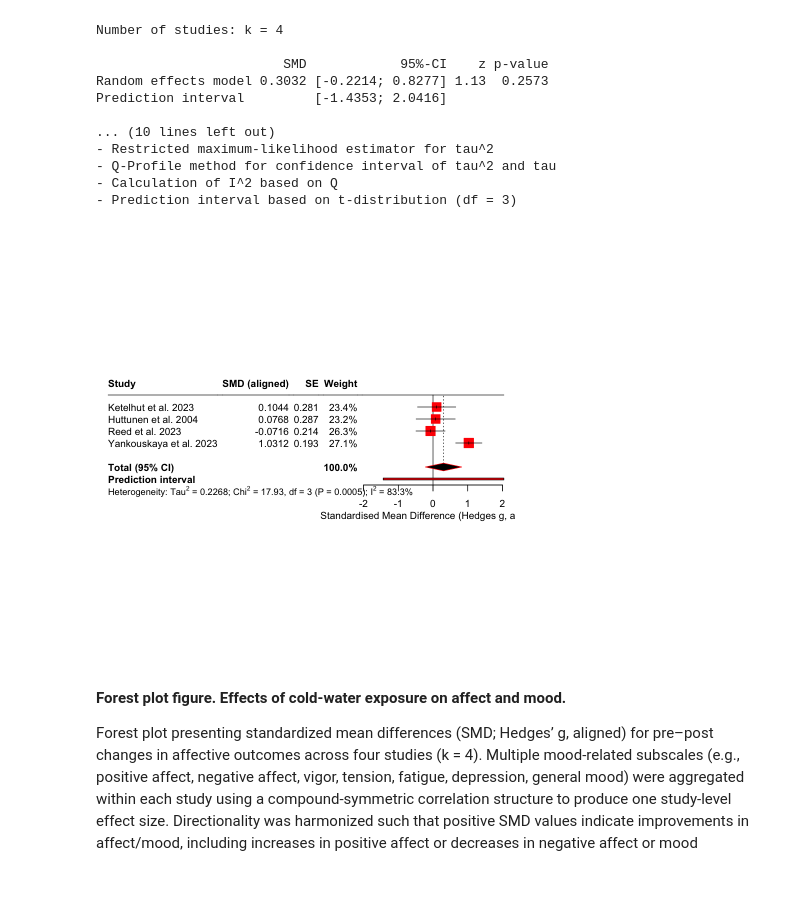
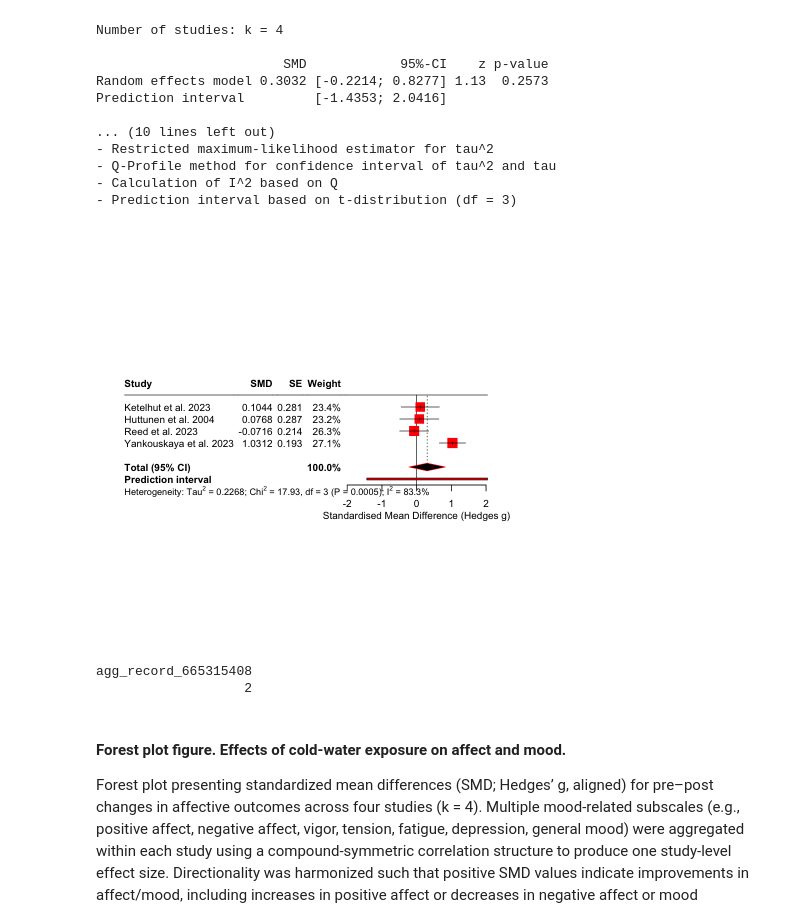
Before and after one commit to sschepanski/CWEMetaAnalysis, a Jupyter notebook: scr/Analysis.ipynb, the cells around one changed output. Saved outputs shown, nothing was run; the diff lists cells and outputs as text; code cells hidden in the pictures; blank space fills up the shorter version.

Commit message:
Export of graphs

```diff
--- a/scr/Analysis.ipynb
+++ b/scr/Analysis.ipynb
@@ -1314,26 +1493,71 @@ Prediction interval         [-1.4353; 2.0416]
 # %%
 forest(
   m_mood,
   layout     = "RevMan5",
   random     = TRUE,
   common     = FALSE,
   prediction = TRUE,
   leftcols   = c("studlab", "TE", "seTE", "w.random"),
-  leftlabs   = c("Study", "SMD (aligned)", "SE", "Weight"),
+  leftlabs   = c("Study", "SMD", "SE", "Weight"),
   rightcols  = c("effect", "ci"),
   rightlabs  = c("Std. Mean Difference", "IV, Random, 95% CI"),
-  xlab       = "Standardised Mean Difference (Hedges g, aligned)",
+  xlab       = "Standardised Mean Difference (Hedges g)",
   smlab      = "",
   digits     = 2,
   digits.se  = 3,
   col.square        = "red",
   col.square.lines  = "red",
   col.diamond       = "red",
   col.diamond.lines = "red",
   col.predict       = "red"
 )
 # %% [output]
-[figure, old version]
+[figure, new version]
+# %%
+## ============================================================
+## Forest plot: export to PDF
+## ============================================================
+
+# Define output file name for mood/affect forest plot
+out_file_mood <- file.path(graph_path, "forest_mood.pdf")
+
+# Open PDF device
+pdf(
+  file   = out_file_mood,
+  width  = 8,   # width in inches
+  height = 6    # height in inches
+)
+
+forest(
+  m_mood,
+  layout     = "RevMan5",
+  random     = TRUE,
+  common     = FALSE,
+  prediction = TRUE,
+
+  leftcols   = c("studlab", "TE", "seTE", "w.random"),
+  leftlabs   = c("Study", "SMD", "SE", "Weight"),
+
+  rightcols  = c("effect", "ci"),
+  rightlabs  = c("Std. Mean Difference", "IV, Random, 95% CI"),
+
+  xlab       = "Standardised Mean Difference (Hedges g)",
+  smlab      = "",
+
+  digits     = 2,
+  digits.se  = 3,
+
+  col.square        = "red",
+  col.square.lines  = "red",
+  col.diamond       = "red",
+  col.diamond.lines = "red",
+  col.predict       = "red"
+)
+
+dev.off()
+# %% [output]
+agg_record_665315408
+                   2
 # %% [markdown]
 #### **Forest plot figure. Effects of cold-water exposure on affect and mood.**
 Forest plot presenting standardized mean differences (SMD; Hedges’ g, aligned) for pre–post changes in affective outcomes across four studies (k = 4). Multiple mood-related subscales (e.g., positive affect, negative affect, vigor, tension, fatigue, depression, general mood) were aggregated within each study using a compound-symmetric correlation structure to produce one study-level effect size. Directionality was harmonized such that positive SMD values indicate improvements in affect/mood, including increases in positive affect or decreases in negative affect or mood disturbance; negative values indicate mood worsening.
```
Also changed, not shown: parts of 33 cells of this notebook, 13 other files.
